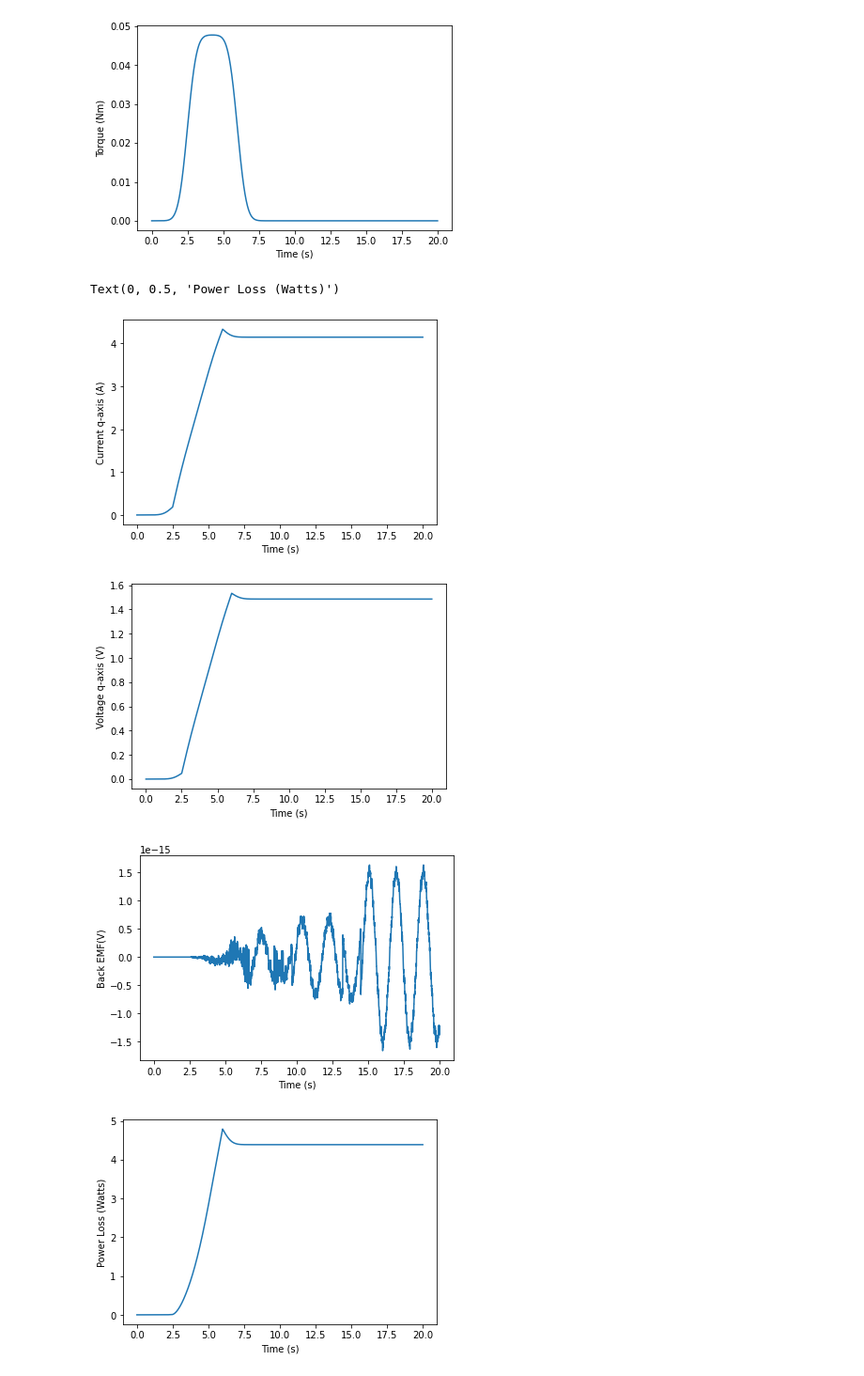
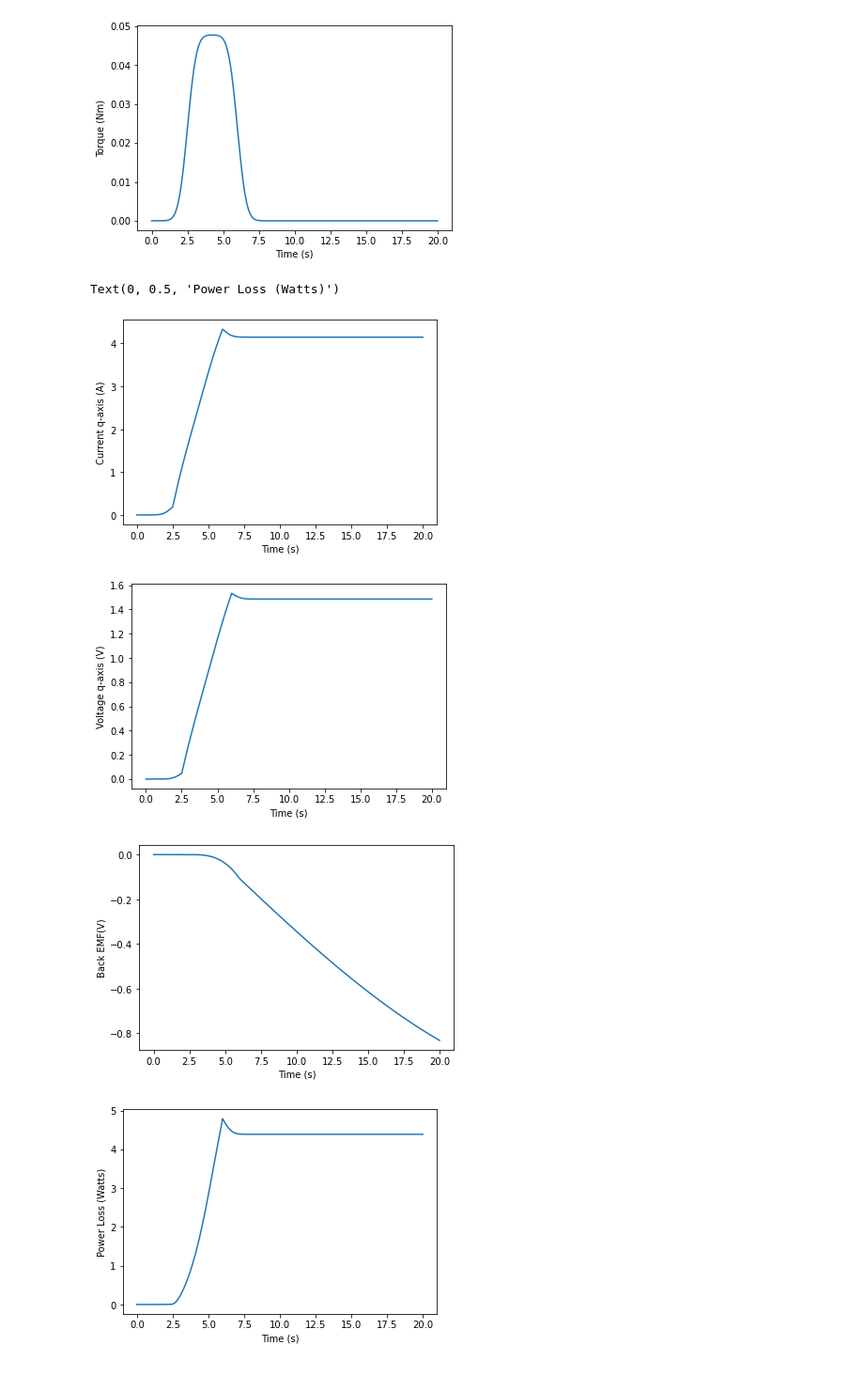
Before and after one commit to Umich-NASA-Big-Idea-Challenge/Speccing, a Jupyter notebook: Motion-Model.ipynb, the cells around one changed output. Shown at 94% size. Drawn from its saved outputs; the diff is of its cells as text; code cells hidden in the pictures.

```diff
--- a/Motion-Model.ipynb
+++ b/Motion-Model.ipynb
@@ -138,7 +138,7 @@ System Mass: 122.30802259066849
 angular_velocity = velocity / wheel_radius
 angular_acceleration = linear_acceleration / wheel_radius
 
-angular_position = scipy.integrate.cumtrapz(angular_velocity, dx=dt)
+angular_position = scipy.integrate.cumtrapz(angular_velocity, t)
 angular_position = np.append(angular_position, angular_position[t_length-2])
 
 plt.plot(t,angular_acceleration)
@@ -199,9 +199,10 @@ Kb_q = Kt_q
 
 
 #Back EMF Calculation
-Kb_phi_a = -Kt_phi_bar * np.sin(angular_position)
-Kb_phi_b = -Kt_phi_bar * np.sin(angular_position - (2 * math.pi / 3))
-Kb_phi_c = -Kt_phi_bar * np.sin(angular_position + (2 * math.pi / 3))
+sin_constant = np.pi/180
+Kb_phi_a = -Kt_phi_bar * np.sin(angular_position * sin_constant)
+Kb_phi_b = -Kt_phi_bar * np.sin((angular_position - (2 * math.pi / 3)) * sin_constant)
+Kb_phi_c = -Kt_phi_bar * np.sin((angular_position + (2 * math.pi / 3)) * sin_constant)
 backEMF = Kb_phi_a * angular_velocity + Kb_phi_b * angular_velocity + Kb_phi_c * angular_velocity
 
 # q-axis Current
@@ -211,32 +212,32 @@ I_q = t_q / Kt_q
 # Power Loss (Heat Flux)
 power_loss = I_q * I_q * R_phi
 
 # q-axis Voltage
 I_q_dot = np.gradient(I_q, dt)
 V_q = R_phi * I_q + Kb_q * angular_velocity + L_e * I_q_dot
 
 plt.figure()
 plt.plot(t,I_q)
 plt.xlabel('Time (s)')
 plt.ylabel('Current q-axis (A)')
 
 plt.figure()
 plt.plot(t, V_q)
 plt.xlabel('Time (s)')
 plt.ylabel('Voltage q-axis (V)')
 
 plt.figure()
 plt.plot(t, backEMF)
 plt.xlabel('Time (s)')
 plt.ylabel('Back EMF(V)')
 
 plt.figure()
 plt.plot(t, power_loss)
 plt.xlabel('Time (s)')
 plt.ylabel('Power Loss (Watts)')
 # %% [output]
 Text(0, 0.5, 'Power Loss (Watts)')
 [figure]
 [figure]
-[figure, old version]
+[figure, new version]
 [figure]
```
